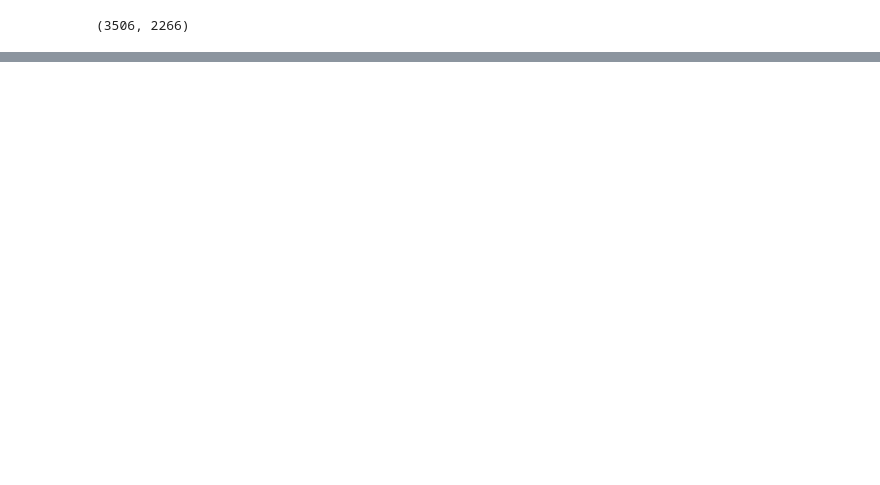
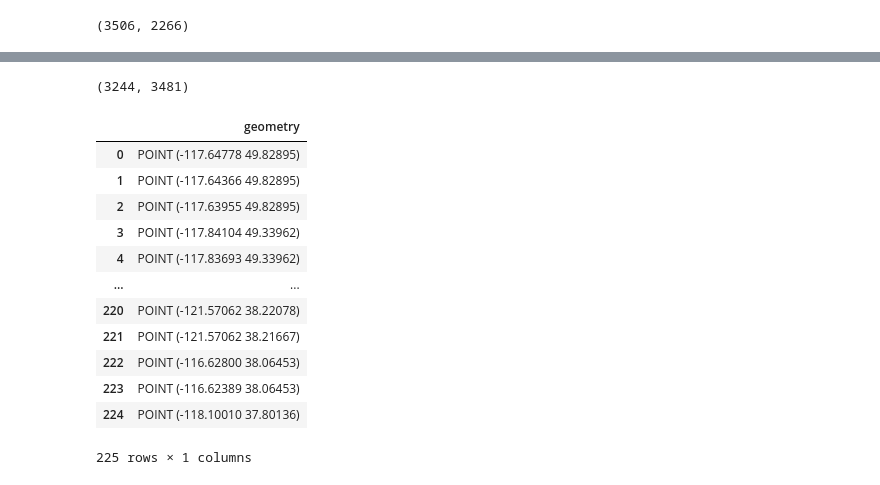
Before and after one commit to hunterad93/firenet, a Jupyter notebook: src/scratch_work/adam_scratchwork/firenet_preprocessing_function_scratch.ipynb, the cells around one changed output, grey strips where cells are left out. Cells and saved outputs as stored; diff of their text form; code cells hidden in the pictures; blank space fills up the shorter version.

```diff
--- a/src/scratch_work/adam_scratchwork/firenet_preprocessing_function_scratch.ipynb
+++ b/src/scratch_work/adam_scratchwork/firenet_preprocessing_function_scratch.ipynb
@@ -717,0 +706,11 @@ Data saved to /Users/adamhunter/Documents/school projs/firenet/data/processed_da
+# %%
+# Assuming `threshholded` is your xarray Dataset
+# Loop through each data variable in the Dataset
+for var in threshholded.data_vars:
+    # Convert the data variable to float32 to ensure compatibility with NaN values
+    threshholded[var] = threshholded[var].astype('float32')
+    # Set the nodata value for the data variable
+    threshholded[var].rio.set_nodata(0, inplace=True)
+
+# Reproject the thresholded dataset to EPSG:4326
+threshholded_4326 = threshholded.rio.reproject("EPSG:4326")
@@ -717,0 +822,18 @@ Data saved to /Users/adamhunter/Documents/school projs/firenet/data/processed_da
+# %%
+gdf = dataset_to_geojson_points(threshholded_4326, 'CMI_C06')
+gdf
+# %% [output]
+(3244, 3481)
+|  | geometry |
+| 0 | POINT (-117.64778 49.82895) |
+| 1 | POINT (-117.64366 49.82895) |
+| 2 | POINT (-117.63955 49.82895) |
+| 3 | POINT (-117.84104 49.33962) |
+| 4 | POINT (-117.83693 49.33962) |
+| ... | ... |
+| 220 | POINT (-121.57062 38.22078) |
+| 221 | POINT (-121.57062 38.21667) |
+| 222 | POINT (-116.62800 38.06453) |
+| 223 | POINT (-116.62389 38.06453) |
+| 224 | POINT (-118.10010 37.80136) |
+225 rows × 1 columns
```
Also changed, not shown: parts of 20 cells of this notebook.
